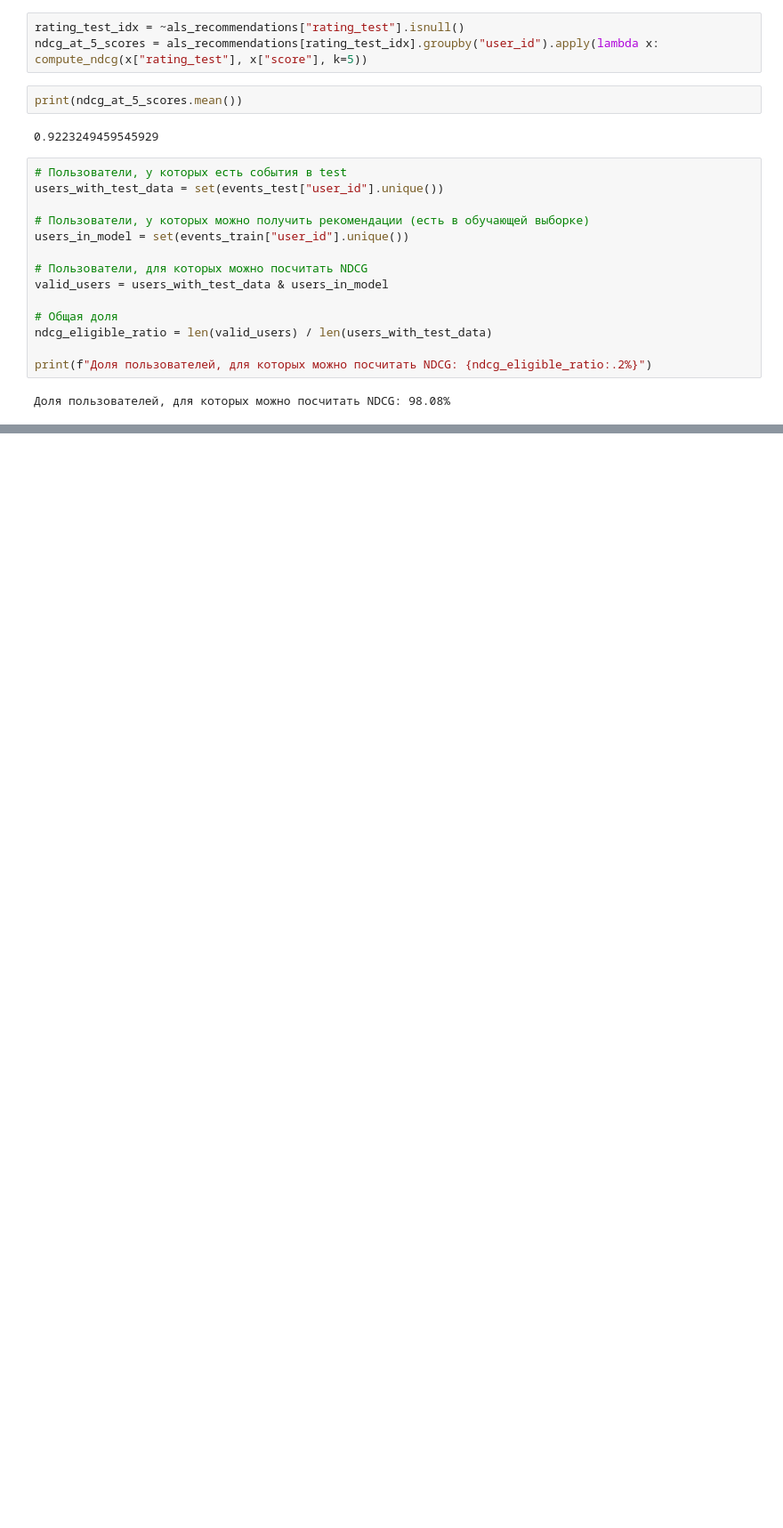
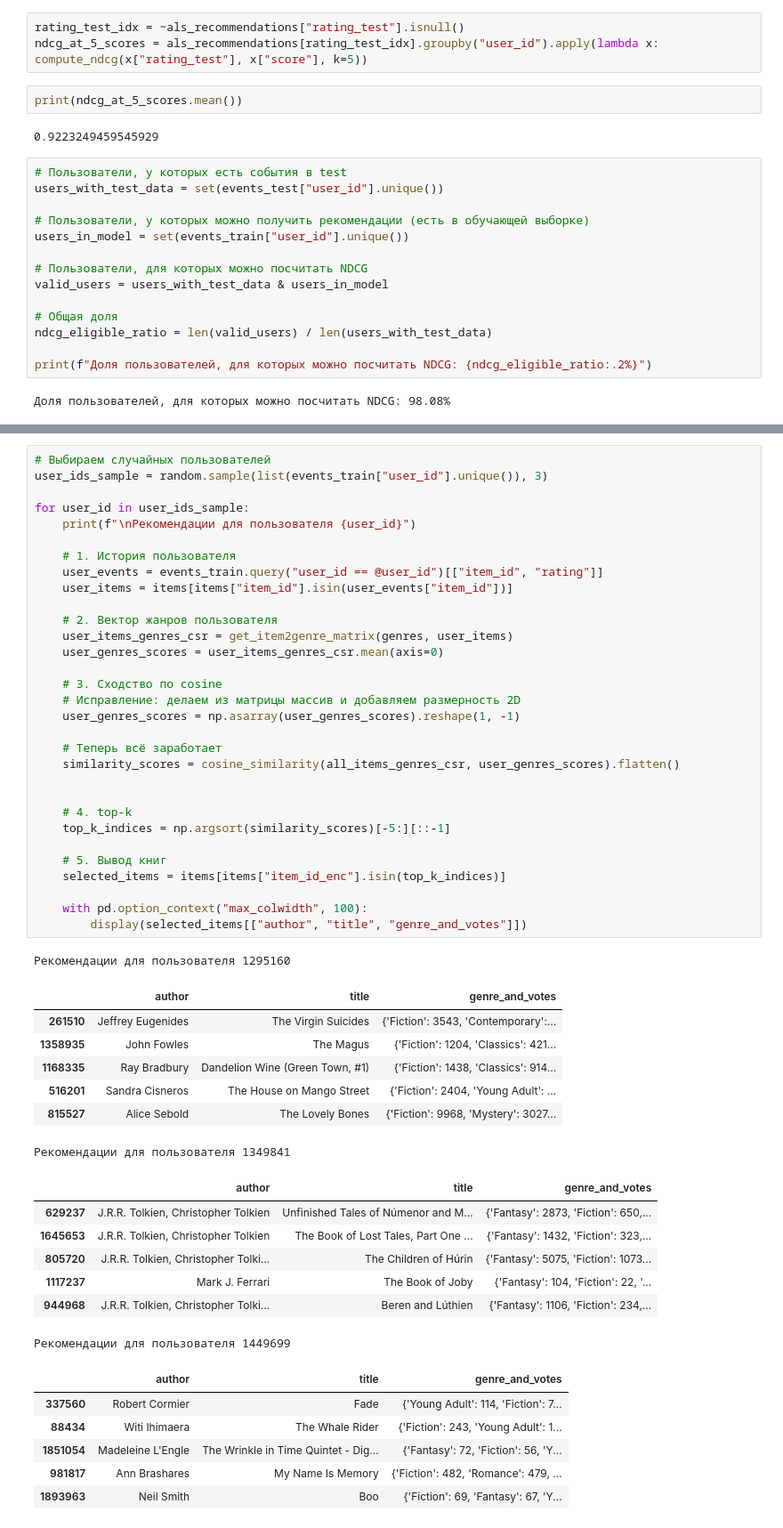
Before and after one commit to Aygulx/mle-recsys-start, a Jupyter notebook: preprocessing.ipynb, the cells around one changed output, grey strips where cells are left out. Shown at 89% size. Drawn from its saved outputs; the diff is of its cells as text; blank space fills up the shorter version.

```diff
--- a/preprocessing.ipynb
+++ b/preprocessing.ipynb
@@ -784,0 +940,53 @@ U2U-рекомендованные книги: [104378, 13335037]
+# %%
+# Выбираем случайных пользователей
+user_ids_sample = random.sample(list(events_train["user_id"].unique()), 3)
+
+for user_id in user_ids_sample:
+    print(f"\nРекомендации для пользователя {user_id}")
+
+    # 1. История пользователя
+    user_events = events_train.query("user_id == @user_id")[["item_id", "rating"]]
+    user_items = items[items["item_id"].isin(user_events["item_id"])]
+
+    # 2. Вектор жанров пользователя
+    user_items_genres_csr = get_item2genre_matrix(genres, user_items)
+    user_genres_scores = user_items_genres_csr.mean(axis=0)
+
+    # 3. Сходство по cosine
+    # Исправление: делаем из матрицы массив и добавляем размерность 2D
+    user_genres_scores = np.asarray(user_genres_scores).reshape(1, -1)
+
+    # Теперь всё заработает
+    similarity_scores = cosine_similarity(all_items_genres_csr, user_genres_scores).flatten()
+
+
+    # 4. top-k
+    top_k_indices = np.argsort(similarity_scores)[-5:][::-1]
+
+    # 5. Вывод книг
+    selected_items = items[items["item_id_enc"].isin(top_k_indices)]
+
+    with pd.option_context("max_colwidth", 100):
+        display(selected_items[["author", "title", "genre_and_votes"]])
+# %% [output]
+Рекомендации для пользователя 1295160
+|  | author | title | genre_and_votes |
+| 261510 | Jeffrey Eugenides | The Virgin Suicides | {'Fiction': 3543, 'Contemporary':... |
+| 1358935 | John Fowles | The Magus | {'Fiction': 1204, 'Classics': 421... |
+| 1168335 | Ray Bradbury | Dandelion Wine (Green Town, #1) | {'Fiction': 1438, 'Classics': 914... |
+| 516201 | Sandra Cisneros | The House on Mango Street | {'Fiction': 2404, 'Young Adult': ... |
+| 815527 | Alice Sebold | The Lovely Bones | {'Fiction': 9968, 'Mystery': 3027... |
+Рекомендации для пользователя 1349841
+|  | author | title | genre_and_votes |
+| 629237 | J.R.R. Tolkien, Christopher Tolkien | Unfinished Tales of Númenor and M... | {'Fantasy': 2873, 'Fiction': 650,... |
+| 1645653 | J.R.R. Tolkien, Christopher Tolkien | The Book of Lost Tales, Part One ... | {'Fantasy': 1432, 'Fiction': 323,... |
+| 805720 | J.R.R. Tolkien, Christopher Tolki... | The Children of Húrin | {'Fantasy': 5075, 'Fiction': 1073... |
+| 1117237 | Mark J. Ferrari | The Book of Joby | {'Fantasy': 104, 'Fiction': 22, '... |
+| 944968 | J.R.R. Tolkien, Christopher Tolki... | Beren and Lúthien | {'Fantasy': 1106, 'Fiction': 234,... |
+Рекомендации для пользователя 1449699
+|  | author | title | genre_and_votes |
+| 337560 | Robert Cormier | Fade | {'Young Adult': 114, 'Fiction': 7... |
+| 88434 | Witi Ihimaera | The Whale Rider | {'Fiction': 243, 'Young Adult': 1... |
+| 1851054 | Madeleine L'Engle | The Wrinkle in Time Quintet - Dig... | {'Fantasy': 72, 'Fiction': 56, 'Y... |
+| 981817 | Ann Brashares | My Name Is Memory | {'Fiction': 482, 'Romance': 479, ... |
+| 1893963 | Neil Smith | Boo | {'Fiction': 69, 'Fantasy': 67, 'Y... |
```
Also changed, not shown: parts of 20 cells of this notebook.
